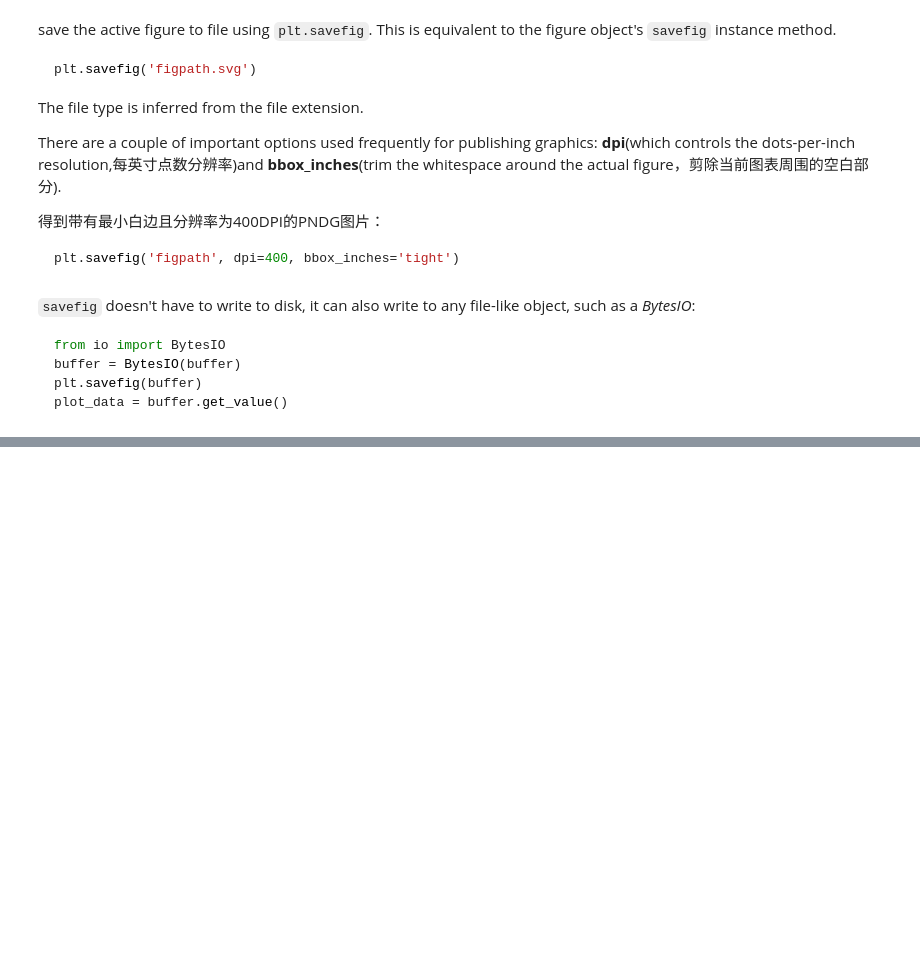
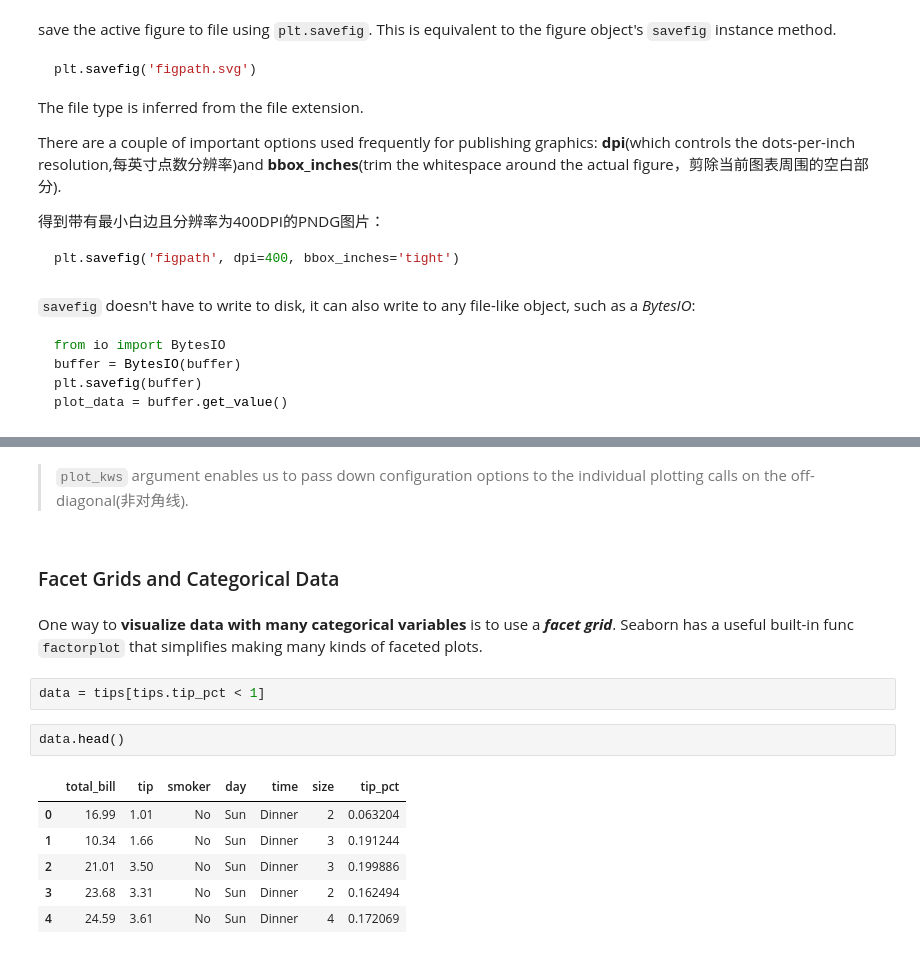
Before and after one commit to libingallin/PythonNotetaking, a Jupyter notebook: plotting_and_visualization.ipynb, the cells around one changed output, grey strips where cells are left out. Saved outputs shown, nothing was run; the diff lists cells and outputs as text; blank space fills up the shorter version.

```diff
--- a/plotting_and_visualization.ipynb
+++ b/plotting_and_visualization.ipynb
@@ -388,0 +776,17 @@ plot_data = buffer.get_value()
+# %% [markdown]
+> `plot_kws` argument enables us to pass down configuration options to the individual plotting calls on the off-diagonal(非对角线).
+# %% [markdown]
+### Facet Grids and Categorical Data
+# %% [markdown]
+One way to **visualize data with many categorical variables** is to use a ***facet grid***. Seaborn has a useful built-in func `factorplot` that simplifies making many kinds of faceted plots.
+# %%
+data = tips[tips.tip_pct < 1]
+# %%
+data.head()
+# %% [output]
+|  | total_bill | tip | smoker | day | time | size | tip_pct |
+| 0 | 16.99 | 1.01 | No | Sun | Dinner | 2 | 0.063204 |
+| 1 | 10.34 | 1.66 | No | Sun | Dinner | 3 | 0.191244 |
+| 2 | 21.01 | 3.50 | No | Sun | Dinner | 3 | 0.199886 |
+| 3 | 23.68 | 3.31 | No | Sun | Dinner | 2 | 0.162494 |
+| 4 | 24.59 | 3.61 | No | Sun | Dinner | 4 | 0.172069 |
```
Also changed, not shown: parts of 81 cells of this notebook.
